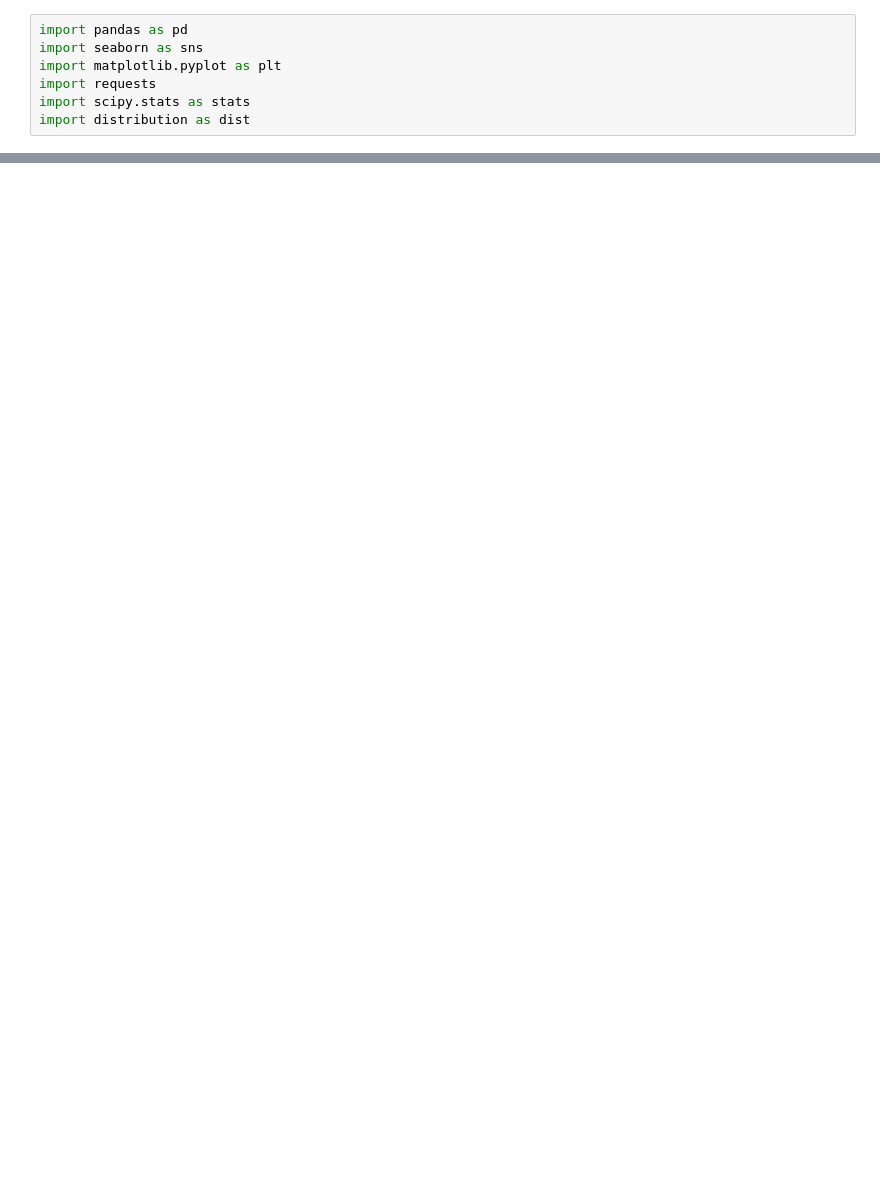
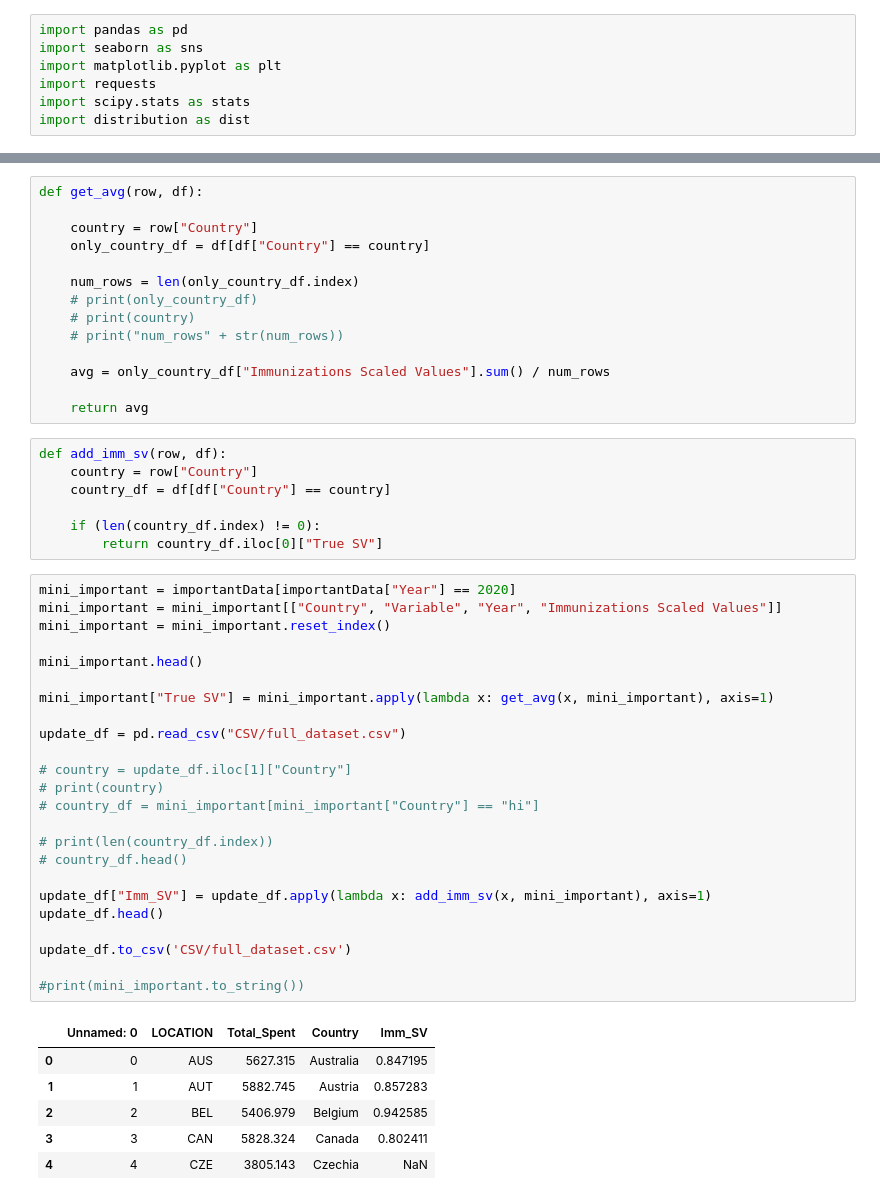
Before and after one commit to mko02/BeastCancer, a Jupyter notebook: ImmunizationsAnalysis.ipynb, the cells around one changed output, grey strips where cells are left out. Drawn from its saved outputs; the diff is of its cells as text; blank space fills up the shorter version.

Commit message:
add imm to full dataset

```diff
--- a/ImmunizationsAnalysis.ipynb
+++ b/ImmunizationsAnalysis.ipynb
@@ -49,0 +50,52 @@ See the caveats in the documentation: https://pandas.pydata.org/pandas-docs/stab
+# %%
+def get_avg(row, df):
+
+    country = row["Country"]
+    only_country_df = df[df["Country"] == country]
+
+    num_rows = len(only_country_df.index)
+    # print(only_country_df)
+    # print(country)
+    # print("num_rows" + str(num_rows))
+
+    avg = only_country_df["Immunizations Scaled Values"].sum() / num_rows
+
+    return avg
+# %%
+def add_imm_sv(row, df):
+    country = row["Country"]
+    country_df = df[df["Country"] == country]
+
+    if (len(country_df.index) != 0):
+        return country_df.iloc[0]["True SV"]
+# %%
+mini_important = importantData[importantData["Year"] == 2020]
+mini_important = mini_important[["Country", "Variable", "Year", "Immunizations Scaled Values"]]
+mini_important = mini_important.reset_index()
+
+mini_important.head()
+
+mini_important["True SV"] = mini_important.apply(lambda x: get_avg(x, mini_important), axis=1)
+
+update_df = pd.read_csv("CSV/full_dataset.csv")
+
+# country = update_df.iloc[1]["Country"]
+# print(country)
+# country_df = mini_important[mini_important["Country"] == "hi"]
+
+# print(len(country_df.index))
+# country_df.head()
+
+update_df["Imm_SV"] = update_df.apply(lambda x: add_imm_sv(x, mini_important), axis=1)
+update_df.head()
+
+update_df.to_csv('CSV/full_dataset.csv')
+
+#print(mini_important.to_string())
+# %% [output]
+|  | Unnamed: 0 | LOCATION | Total_Spent | Country | Imm_SV |
+| 0 | 0 | AUS | 5627.315 | Australia | 0.847195 |
+| 1 | 1 | AUT | 5882.745 | Austria | 0.857283 |
+| 2 | 2 | BEL | 5406.979 | Belgium | 0.942585 |
+| 3 | 3 | CAN | 5828.324 | Canada | 0.802411 |
+| 4 | 4 | CZE | 3805.143 | Czechia | NaN |
```
Also changed, not shown: parts of 2 cells of this notebook, 1 other file.
